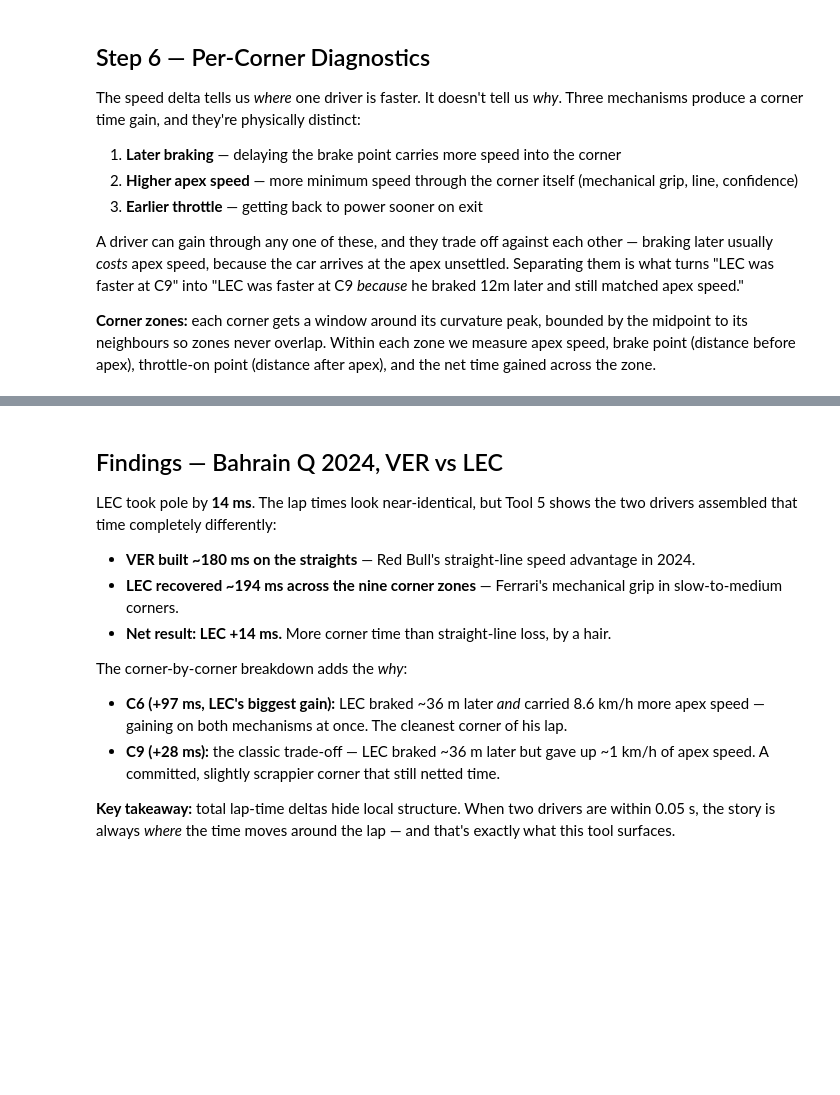
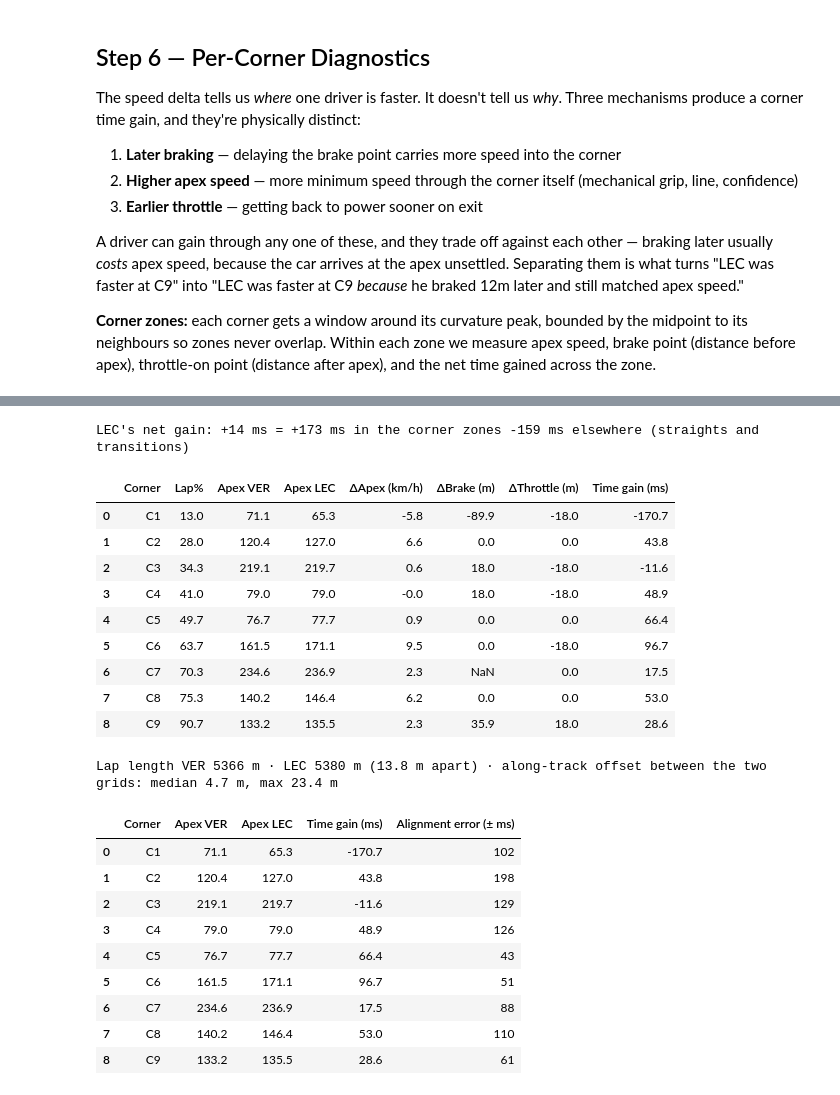
Before and after one commit to pdf1802/f1-data-science, a Jupyter notebook: notebooks/telemetry_clash.ipynb, the cells around one changed output, grey strips where cells are left out. Saved outputs shown, nothing was run; the diff lists cells and outputs as text; code cells hidden in the pictures; blank space fills up the shorter version.

```diff
--- a/notebooks/telemetry_clash.ipynb
+++ b/notebooks/telemetry_clash.ipynb
@@ -851,15 +255,54 @@ LEC first brake at offset 2 inside window
-# %% [markdown]
-## Findings — Bahrain Q 2024, VER vs LEC
-
-LEC took pole by **14 ms**. The lap times look near-identical, but Tool 5 shows the two drivers assembled that time completely differently:
-
-- **VER built ~180 ms on the straights** — Red Bull's straight-line speed advantage in 2024.
-- **LEC recovered ~194 ms across the nine corner zones** — Ferrari's mechanical grip in slow-to-medium corners.
-- **Net result: LEC +14 ms.** More corner time than straight-line loss, by a hair.
-
-The corner-by-corner breakdown adds the *why*:
-
-- **C6 (+97 ms, LEC's biggest gain):** LEC braked ~36 m later *and* carried 8.6 km/h more apex speed — gaining on both mechanisms at once. The cleanest corner of his lap.
-- **C9 (+28 ms):** the classic trade-off — LEC braked ~36 m later but gave up ~1 km/h of apex speed. A committed, slightly scrappier corner that still netted time.
-
-**Key takeaway:** total lap-time deltas hide local structure. When two drivers are within 0.05 s, the story is always *where* the time moves around the lap — and that's exactly what this tool surfaces.
+# %%
+corners = tc.analyze_corners(results)
+cum = results["deltas"]["cumulative_dt"]
+in_corners = corners["Time gain (ms)"].sum()
+total = cum[-1] * 1000
+print(f"LEC's net gain: {total:+.0f} ms = {in_corners:+.0f} ms in the corner zones {total - in_corners:+.0f} ms elsewhere "
+      "(straights and transitions)")
+corners
+# %% [output]
+LEC's net gain: +14 ms = +173 ms in the corner zones -159 ms elsewhere (straights and transitions)
+|  | Corner | Lap% | Apex VER | Apex LEC | ΔApex (km/h) | ΔBrake (m) | ΔThrottle (m) | Time gain (ms) |
+| 0 | C1 | 13.0 | 71.1 | 65.3 | -5.8 | -89.9 | -18.0 | -170.7 |
+| 1 | C2 | 28.0 | 120.4 | 127.0 | 6.6 | 0.0 | 0.0 | 43.8 |
+| 2 | C3 | 34.3 | 219.1 | 219.7 | 0.6 | 18.0 | -18.0 | -11.6 |
+| 3 | C4 | 41.0 | 79.0 | 79.0 | -0.0 | 18.0 | -18.0 | 48.9 |
+| 4 | C5 | 49.7 | 76.7 | 77.7 | 0.9 | 0.0 | 0.0 | 66.4 |
+| 5 | C6 | 63.7 | 161.5 | 171.1 | 9.5 | 0.0 | -18.0 | 96.7 |
+| 6 | C7 | 70.3 | 234.6 | 236.9 | 2.3 | NaN | 0.0 | 17.5 |
+| 7 | C8 | 75.3 | 140.2 | 146.4 | 6.2 | 0.0 | 0.0 | 53.0 |
+| 8 | C9 | 90.7 | 133.2 | 135.5 | 2.3 | 35.9 | 18.0 | 28.6 |
+# %%
+# The alignment caveat, quantified. Same grid index = same fraction of each driver's OWN lap, which is not exactly
+# the same physical spot. Measure how far apart the two grid points are ALONG the track (GPS, FastF1 X/Y are in dm).
+d_ver, d_lec = lap_ver.get_telemetry()["Distance"].max(), lap_lec.get_telemetry()["Distance"].max()
+ga, gb, ref = results["grids"]["a"], results["grids"]["b"], results["corners"]
+tx, ty = np.gradient(ref["ref_X_smooth"]), np.gradient(ref["ref_Y_smooth"])
+along = ((gb.X.values - ga.X.values) * tx + (gb.Y.values - ga.Y.values) * ty) / np.hypot(tx, ty) / 10
+# A constant offset cancels inside a corner zone; what biases a corner's time gain is how the offset CHANGES
+# across it: bias ≈ δ_exit / v_exit − δ_entry / v_entry (time per metre = 1 / speed). Zones as in analyze_corners.
+v = (ga.Speed.values + gb.Speed.values) / 2 / 3.6
+lag = along / v                                        # seconds the misalignment is worth at each grid point
+pk, n = ref["peaks"], len(along)
+bias = []
+for i, p in enumerate(pk):
+    prev_gap = p - pk[i - 1] if i > 0 else 24
+    next_gap = pk[i + 1] - p if i < len(pk) - 1 else 24
+    l, r = max(0, p - min(12, prev_gap // 2)), min(n - 1, p + min(12, next_gap // 2))
+    bias.append(round(abs(lag[r] - lag[l]) * 1000))
+corners["Alignment error (± ms)"] = bias
+print(f"Lap length VER {d_ver:.0f} m · LEC {d_lec:.0f} m ({abs(d_ver - d_lec):.1f} m apart) · "
+      f"along-track offset between the two grids: median {np.median(np.abs(along)):.1f} m, max {np.abs(along).max():.1f} m")
+corners[["Corner", "Apex VER", "Apex LEC", "Time gain (ms)", "Alignment error (± ms)"]]
+# %% [output]
+Lap length VER 5366 m · LEC 5380 m (13.8 m apart) · along-track offset between the two grids: median 4.7 m, max 23.4 m
+|  | Corner | Apex VER | Apex LEC | Time gain (ms) | Alignment error (± ms) |
+| 0 | C1 | 71.1 | 65.3 | -170.7 | 102 |
+| 1 | C2 | 120.4 | 127.0 | 43.8 | 198 |
+| 2 | C3 | 219.1 | 219.7 | -11.6 | 129 |
+| 3 | C4 | 79.0 | 79.0 | 48.9 | 126 |
+| 4 | C5 | 76.7 | 77.7 | 66.4 | 43 |
+| 5 | C6 | 161.5 | 171.1 | 96.7 | 51 |
+| 6 | C7 | 234.6 | 236.9 | 17.5 | 88 |
+| 7 | C8 | 140.2 | 146.4 | 53.0 | 110 |
+| 8 | C9 | 133.2 | 135.5 | 28.6 | 61 |
```
Also changed, not shown: parts of 26 cells of this notebook, 8 other files.
